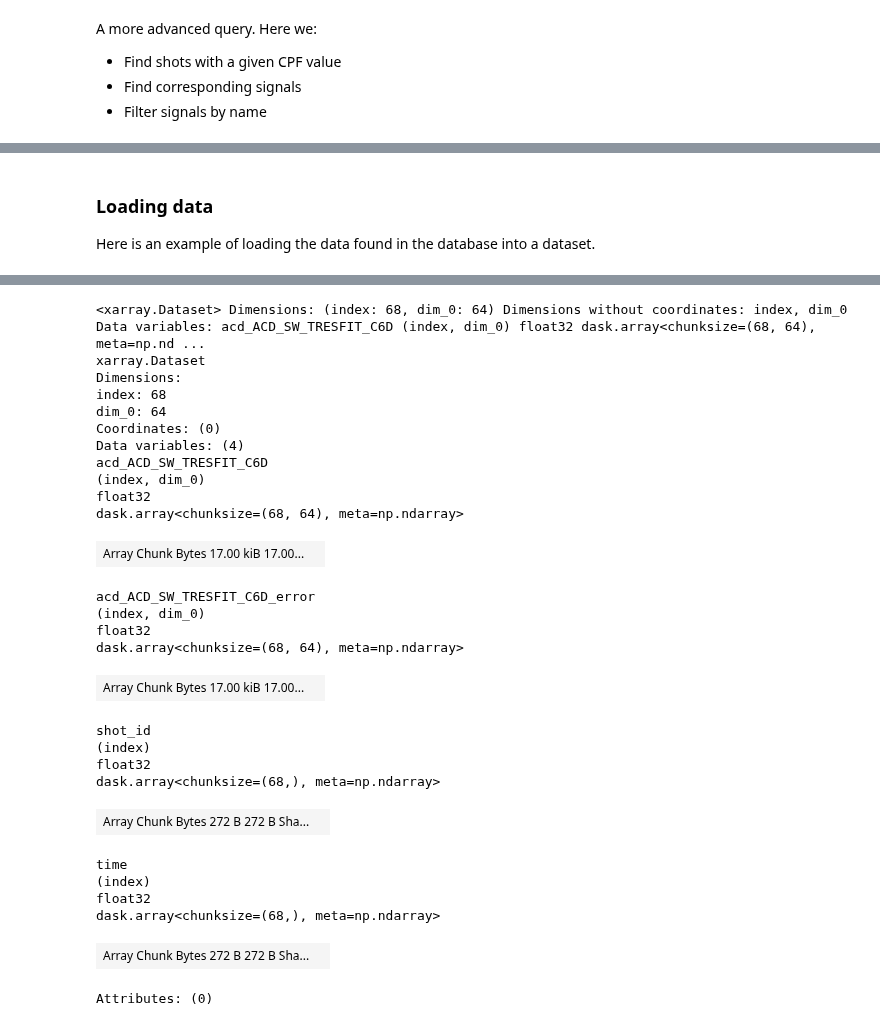
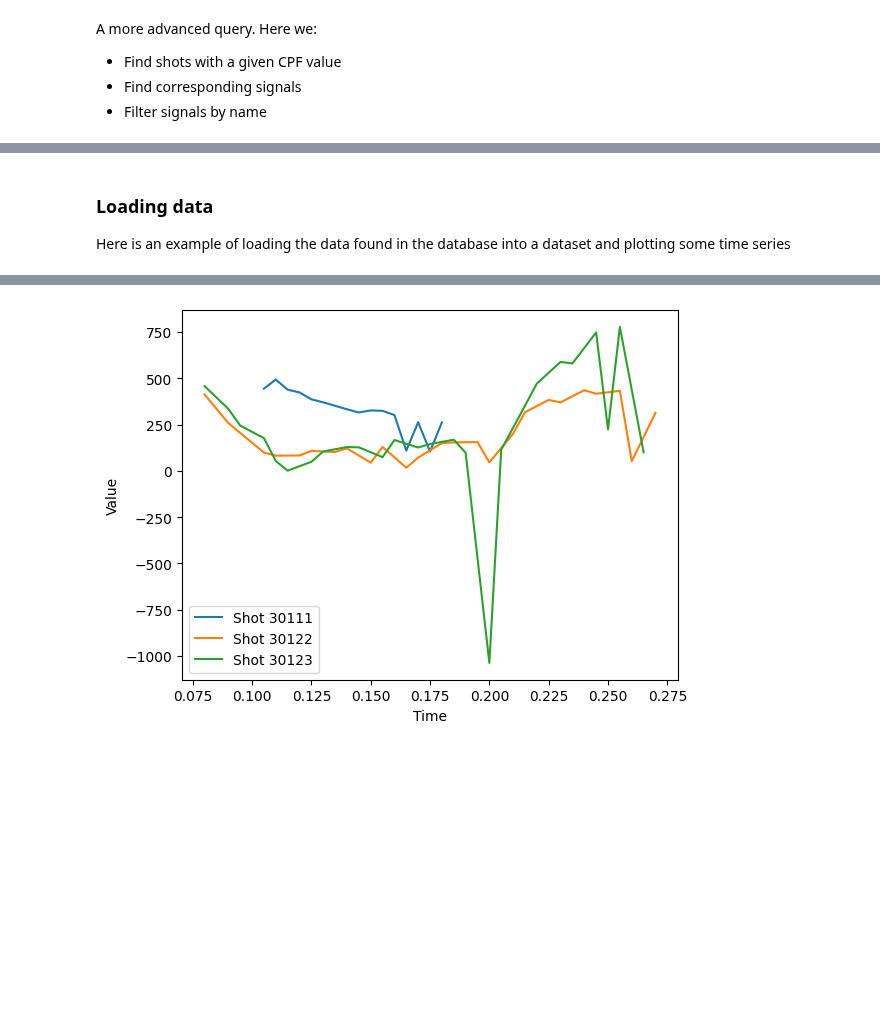
Before and after one commit to ukaea/fair-mast, a Jupyter notebook: db_query_example.ipynb, the cells around one changed output, grey strips where cells are left out. Drawn from its saved outputs; the diff is of its cells as text; code cells hidden in the pictures; blank space fills up the shorter version.

Commit message:
Add plotting examples

```diff
--- a/db_query_example.ipynb
+++ b/db_query_example.ipynb
@@ -90,13 +91,23 @@ result
 # %% [markdown]
 ### Loading data
 
-Here is an example of loading the data found in the database into a dataset.
+Here is an example of loading the data found in the database into a dataset and plotting some time series
 # %%
+import matplotlib.pyplot as plt
 # Read data
 data = {row['name']: xr.open_zarr(row.uri, consolidated=False) for index, row in result[['name', 'uri']].iterrows()}
-dataset = data['acd_ACD_SW_TRESFIT_C6D']
 
 # Choose only relevant shots
-dataset = dataset.isel(index=dataset['shot_id'].isin(shot_ids))
-dataset
+dataset = data['acd_ACD_SW_TRESFIT_C6D'].copy()
+
+dataset = dataset.isel(index=dataset['shot_id'].isin(shot_ids),  dim_0=1)
+
+for shot_id, shot in dataset.groupby('shot_id'):
+    data = shot['acd_ACD_SW_TRESFIT_C6D']
+    time = shot['time']
+    plt.plot(time, data, label=f'Shot {shot_id:.0f}')
+
+plt.ylabel('Value')
+plt.xlabel('Time')
+plt.legend()
 # %% [output]
@@ -105,28 +115 @@ Cannot find the ecCodes library
-<xarray.Dataset> Dimensions: (index: 68, dim_0: 64) Dimensions without coordinates: index, dim_0 Data variables: acd_ACD_SW_TRESFIT_C6D (index, dim_0) float32 dask.array<chunksize=(68, 64), meta=np.nd ...
-xarray.Dataset
-Dimensions:
-index: 68
-dim_0: 64
-Coordinates: (0)
-Data variables: (4)
-acd_ACD_SW_TRESFIT_C6D
-(index, dim_0)
-float32
-dask.array<chunksize=(68, 64), meta=np.ndarray>
-| Array Chunk Bytes 17.00 kiB 17.00... |  |
-acd_ACD_SW_TRESFIT_C6D_error
-(index, dim_0)
-float32
-dask.array<chunksize=(68, 64), meta=np.ndarray>
-| Array Chunk Bytes 17.00 kiB 17.00... |  |
-shot_id
-(index)
-float32
-dask.array<chunksize=(68,), meta=np.ndarray>
-| Array Chunk Bytes 272 B 272 B Sha... |  |
-time
-(index)
-float32
-dask.array<chunksize=(68,), meta=np.ndarray>
-| Array Chunk Bytes 272 B 272 B Sha... |  |
-Attributes: (0)
+[figure, added]
```
Also changed, not shown: parts of 4 cells of this notebook.
